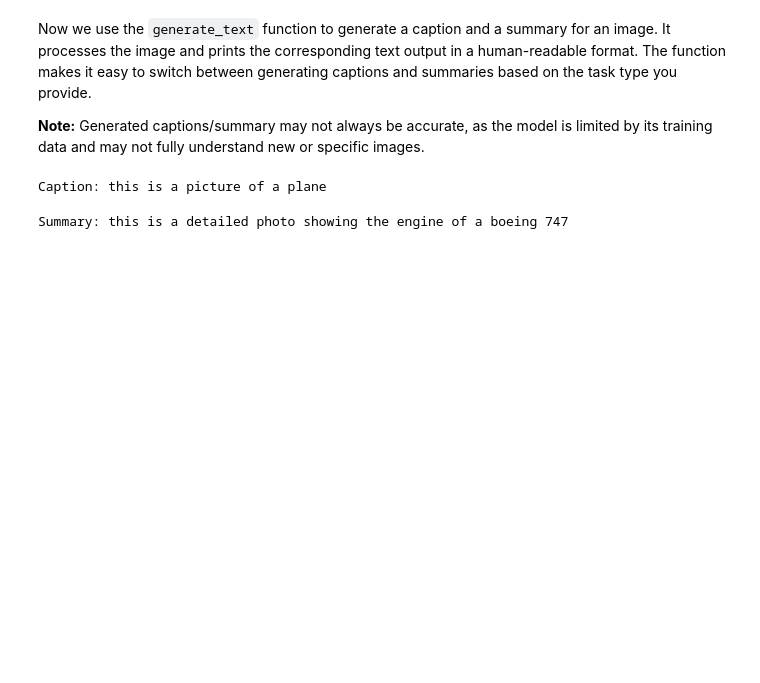
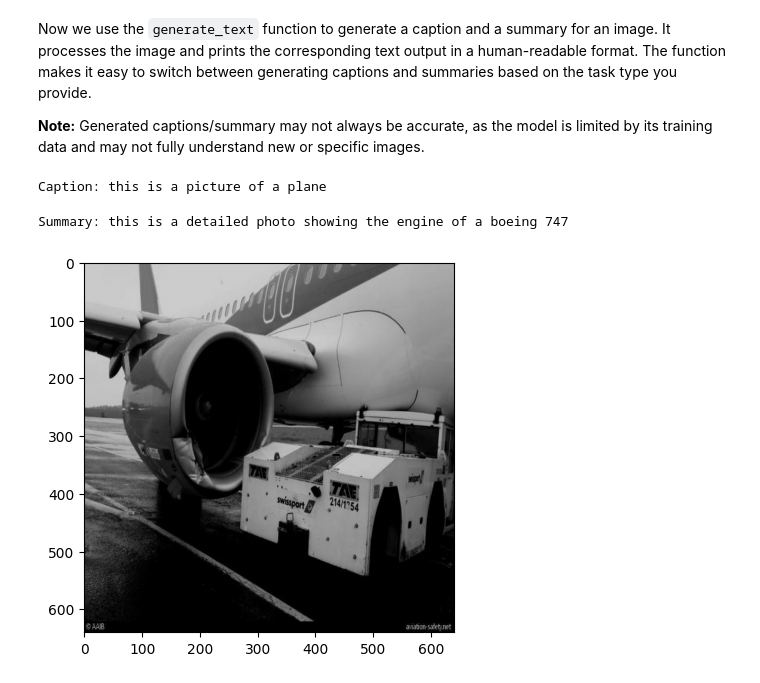
Before and after one commit to VishSeran/Classification-and-Captioning-Aircraft-Damage-Using-Pretrained-Models, a Jupyter notebook: classification-and-captioning.ipynb, the cells around one changed output. Drawn from its saved outputs; the diff is of its cells as text; code cells hidden in the pictures; blank space fills up the shorter version.

```diff
--- a/classification-and-captioning.ipynb
+++ b/classification-and-captioning.ipynb
@@ -475,3 +475,10 @@ summary = generate_text(image_path, tf.constant("summary"))
 print("Summary: {}".format(summary.numpy().decode("utf-8")))
 # %% [output]
 Summary: this is a detailed photo showing the engine of a boeing 747
+# %%
+img_url = "aircraft_damage_dataset_v1/test/dent/144_10_JPG_jpg.rf.4d008cc33e217c1606b76585469d626b.jpg"
+img = plt.imread(img_url)
+plt.imshow(img)
+plt.show()
+# %% [output]
+[figure, added]
```
